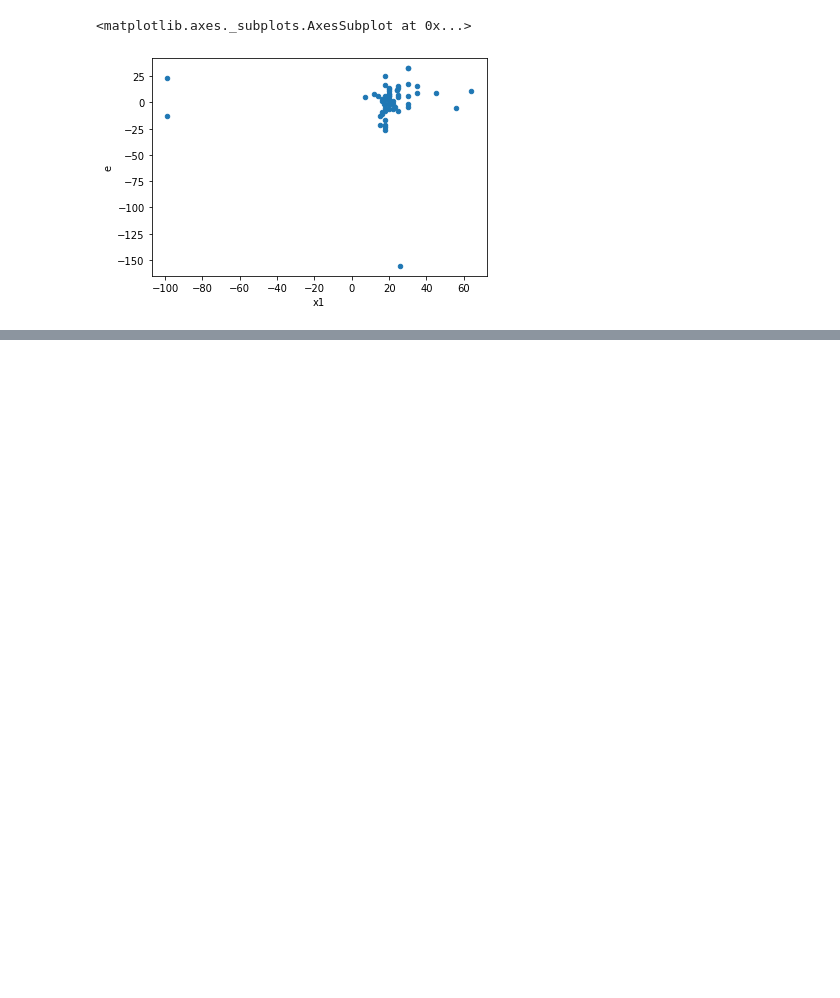
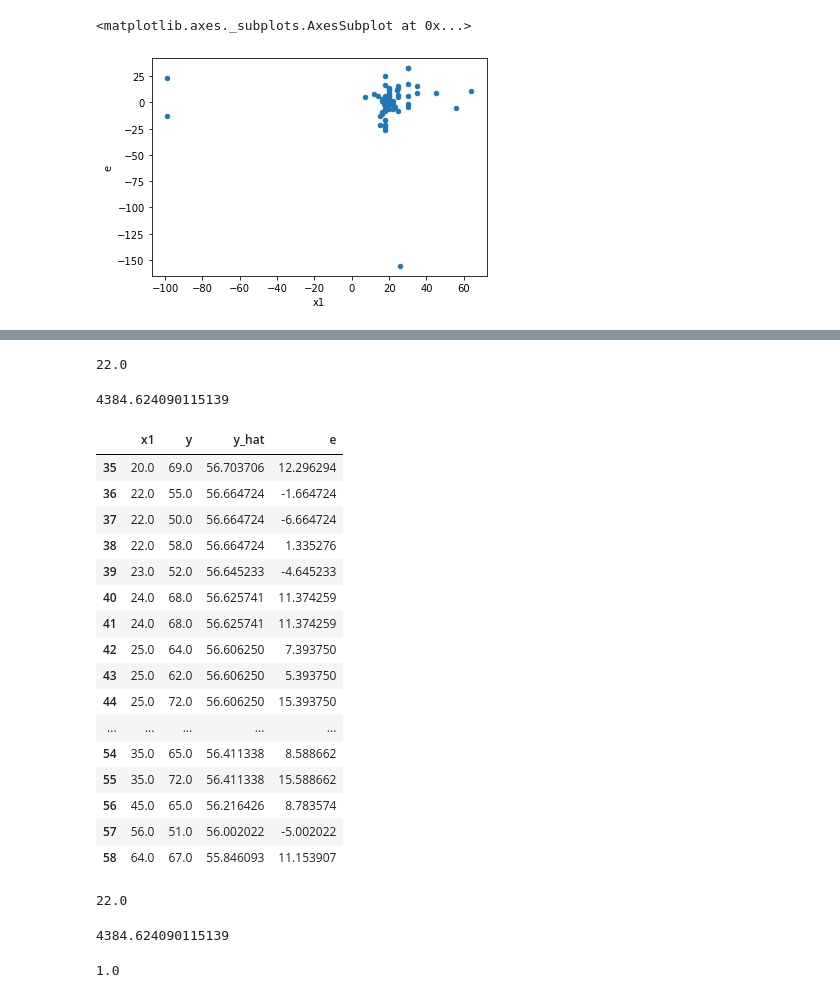
Before and after one commit to iam-fern/real_data, a Jupyter notebook: China_Health_and_Nutrition_Survey_(CHNS).ipynb, the cells around one changed output, grey strips where cells are left out. Saved outputs shown, nothing was run; the diff lists cells and outputs as text; code cells hidden in the pictures; blank space fills up the shorter version.

```diff
--- a/China_Health_and_Nutrition_Survey_(CHNS).ipynb
+++ b/China_Health_and_Nutrition_Survey_(CHNS).ipynb
@@ -137,0 +199,30 @@ table_data_new.plot(x ='x1', y='e', kind = 'scatter')
+# %%
+DF1
+# %% [output]
+22.0
+# %%
+SSE1
+# %% [output]
+4384.624090115139
+# %%
+# แบ่งข้อมูลกลุ่มที่ 2
+table_new2 = new_table_sort.iloc[int((1-percent_data)*new_table_sort.shape[0]): , :]
+table_new2
+# %% [output]
+|  | x1 | y | y_hat | e |
+| 35 | 20.0 | 69.0 | 56.703706 | 12.296294 |
+| 36 | 22.0 | 55.0 | 56.664724 | -1.664724 |
+| 37 | 22.0 | 50.0 | 56.664724 | -6.664724 |
+| 38 | 22.0 | 58.0 | 56.664724 | 1.335276 |
+| 39 | 23.0 | 52.0 | 56.645233 | -4.645233 |
+| 40 | 24.0 | 68.0 | 56.625741 | 11.374259 |
+| 41 | 24.0 | 68.0 | 56.625741 | 11.374259 |
+| 42 | 25.0 | 64.0 | 56.606250 | 7.393750 |
+| 43 | 25.0 | 62.0 | 56.606250 | 5.393750 |
+| 44 | 25.0 | 72.0 | 56.606250 | 15.393750 |
+| ... | ... | ... | ... | ... |
+| 54 | 35.0 | 65.0 | 56.411338 | 8.588662 |
+| 55 | 35.0 | 72.0 | 56.411338 | 15.588662 |
+| 56 | 45.0 | 65.0 | 56.216426 | 8.783574 |
+| 57 | 56.0 | 51.0 | 56.002022 | -5.002022 |
+| 58 | 64.0 | 67.0 | 55.846093 | 11.153907 |
@@ -137,0 +244,14 @@ table_data_new.plot(x ='x1', y='e', kind = 'scatter')
+# %%
+DF2
+# %% [output]
+22.0
+# %%
+SSE2
+# %% [output]
+4384.624090115139
+# %%
+# ค่าสถิติทดสอบ
+GQ_test = (SSE2/DF2) / (SSE1/DF1)
+GQ_test
+# %% [output]
+1.0
```
Also changed, not shown: parts of 5 cells of this notebook.
